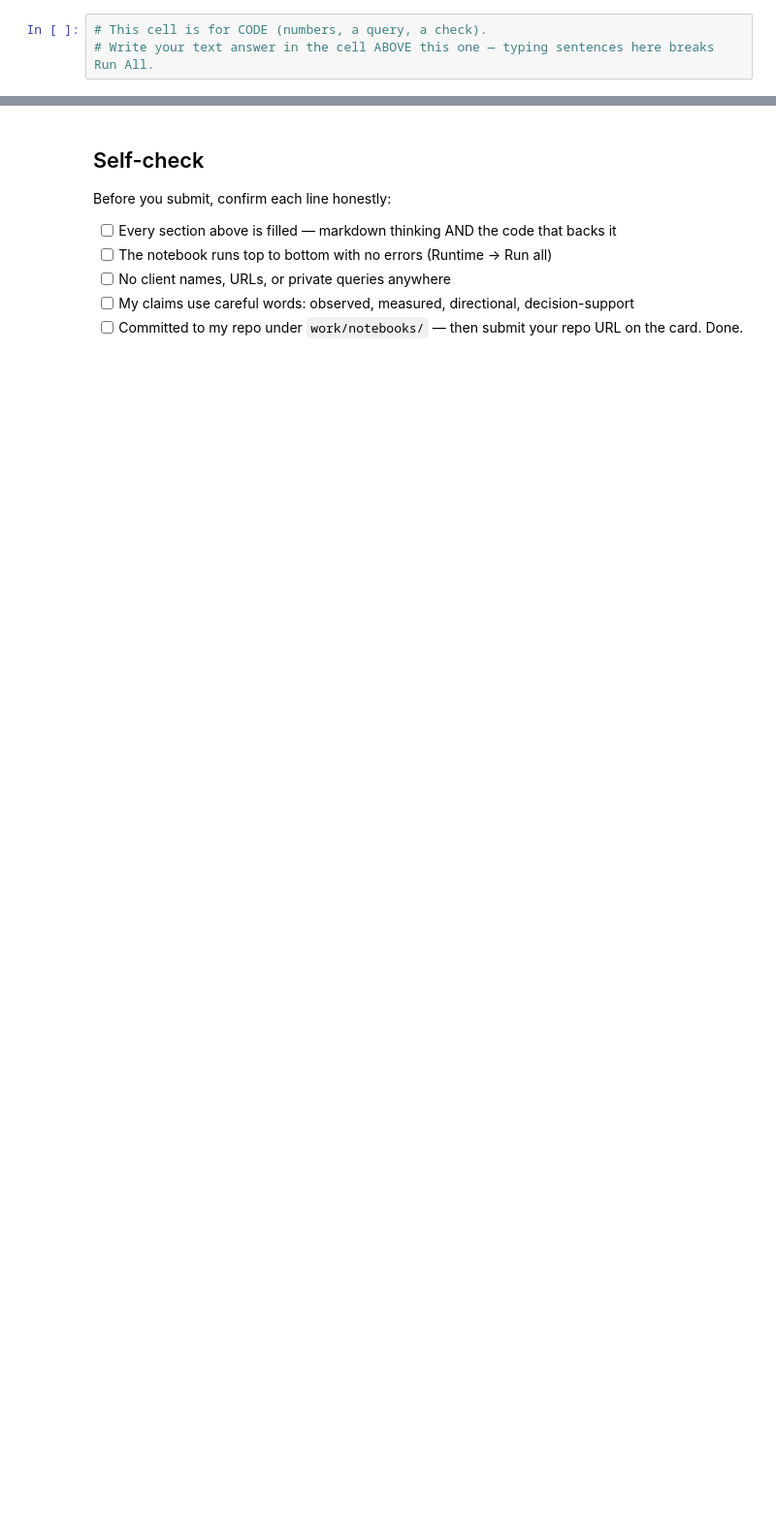
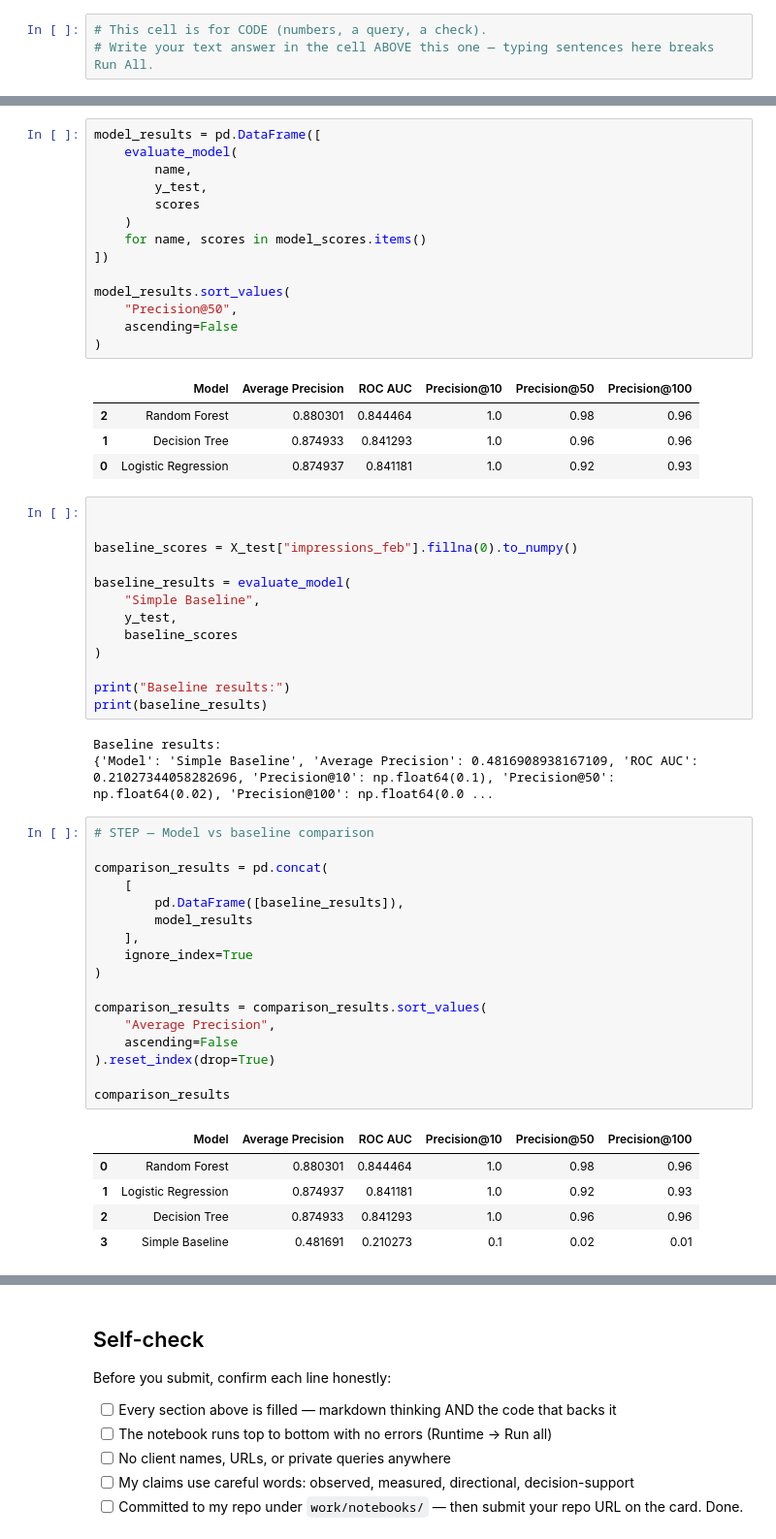
Before and after one commit to minamalak123/FlyRankIntern, a Jupyter notebook: work/notebooks/w05_model.ipynb, the cells around one changed output, grey strips where cells are left out. Shown at 97% size. Saved outputs shown, nothing was run; the diff lists cells and outputs as text; blank space fills up the shorter version.

```diff
--- a/work/notebooks/w05_model.ipynb
+++ b/work/notebooks/w05_model.ipynb
@@ -36,0 +495,58 @@ This skeleton is yours to fill. Work the sections **in order** — each one has
+# %%
+model_results = pd.DataFrame([
+    evaluate_model(
+        name,
+        y_test,
+        scores
+    )
+    for name, scores in model_scores.items()
+])
+
+model_results.sort_values(
+    "Precision@50",
+    ascending=False
+)
+# %% [output]
+|  | Model | Average Precision | ROC AUC | Precision@10 | Precision@50 | Precision@100 |
+| 2 | Random Forest | 0.880301 | 0.844464 | 1.0 | 0.98 | 0.96 |
+| 1 | Decision Tree | 0.874933 | 0.841293 | 1.0 | 0.96 | 0.96 |
+| 0 | Logistic Regression | 0.874937 | 0.841181 | 1.0 | 0.92 | 0.93 |
+# %%
+
+
+baseline_scores = X_test["impressions_feb"].fillna(0).to_numpy()
+
+baseline_results = evaluate_model(
+    "Simple Baseline",
+    y_test,
+    baseline_scores
+)
+
+print("Baseline results:")
+print(baseline_results)
+# %% [output]
+Baseline results:
+{'Model': 'Simple Baseline', 'Average Precision': 0.4816908938167109, 'ROC AUC': 0.21027344058282696, 'Precision@10': np.float64(0.1), 'Precision@50': np.float64(0.02), 'Precision@100': np.float64(0.0 ...
+# %%
+# STEP — Model vs baseline comparison
+
+comparison_results = pd.concat(
+    [
+        pd.DataFrame([baseline_results]),
+        model_results
+    ],
+    ignore_index=True
+)
+
+comparison_results = comparison_results.sort_values(
+    "Average Precision",
+    ascending=False
+).reset_index(drop=True)
+
+comparison_results
+# %% [output]
+|  | Model | Average Precision | ROC AUC | Precision@10 | Precision@50 | Precision@100 |
+| 0 | Random Forest | 0.880301 | 0.844464 | 1.0 | 0.98 | 0.96 |
+| 1 | Logistic Regression | 0.874937 | 0.841181 | 1.0 | 0.92 | 0.93 |
+| 2 | Decision Tree | 0.874933 | 0.841293 | 1.0 | 0.96 | 0.96 |
+| 3 | Simple Baseline | 0.481691 | 0.210273 | 0.1 | 0.02 | 0.01 |
```
Also changed, not shown: parts of 31 cells of this notebook.
